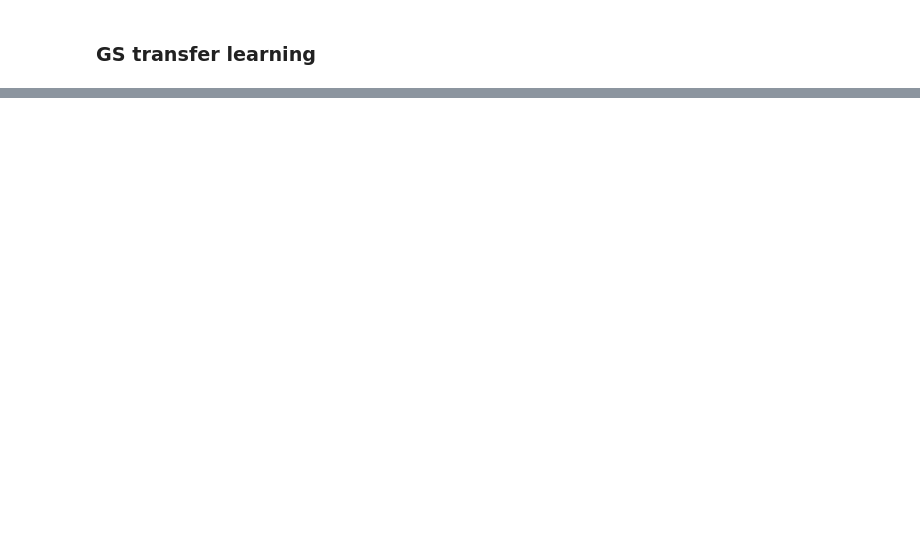
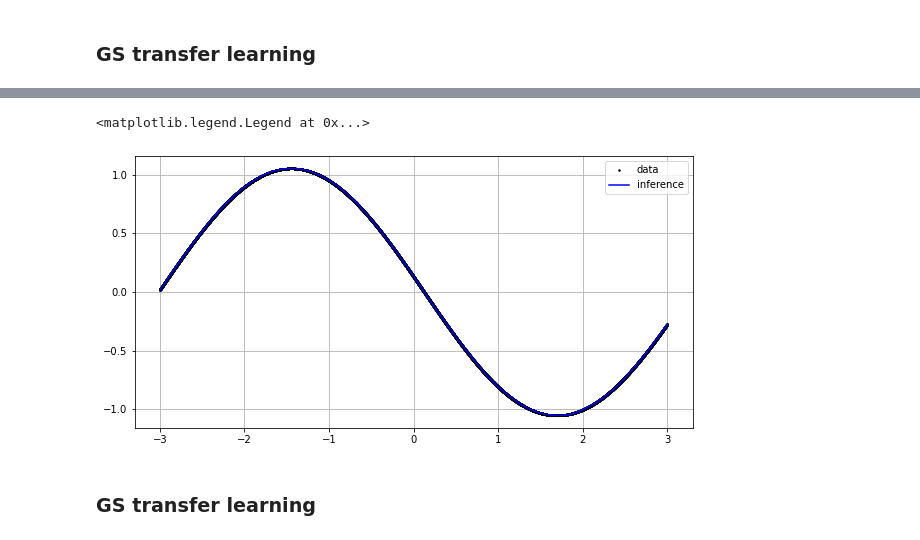
Before and after one commit to complexhhs/Model_perturbation, a Jupyter notebook: SINUSOID_Vol/Sinusoid_with_Gram_Schmidt_orthogonalization_process.ipynb, the cells around one changed output, grey strips where cells are left out. Drawn from its saved outputs; the diff is of its cells as text; code cells hidden in the pictures; blank space fills up the shorter version.

Commit message:
sinusoid result

```diff
--- a/SINUSOID_Vol/Sinusoid_with_Gram_Schmidt_orthogonalization_process.ipynb
+++ b/SINUSOID_Vol/Sinusoid_with_Gram_Schmidt_orthogonalization_process.ipynb
@@ -594,0 +632,11 @@ plt.legend()
+# %%
+data = data_list[7]#
+backup_data = copy.deepcopy(data)
+np.random.shuffle(data)
+train_data = data[:int(len(data)*0.1)]
+valid_data = data[int(len(data)*0.1):]
+
+train_set = SINUSOID_dataset(train_data)
+valid_set = SINUSOID_dataset(valid_data)
+train_loader = DataLoader(train_set,batch_size=batch_size,shuffle=True,drop_last=False)
+valid_loader = DataLoader(valid_set,batch_size=batch_size,shuffle=False,drop_last=False)
@@ -594,0 +699,15 @@ plt.legend()
+# %%
+plt.figure(figsize=(10,5))
+x,y = backup_data[:,0],backup_data[:,1]
+plt.plot(x,y,'ko',label='data',markersize=1.5)
+x = np.sort(x)
+input_x = torch.Tensor(x).to(device).view(-1,1)
+output_y = best_model(input_x).detach().cpu().numpy()
+plt.plot(x,output_y,'b-',label='inference')
+plt.grid()
+plt.legend()
+# %% [output]
+<matplotlib.legend.Legend at 0x...>
+[figure, added]
+# %% [markdown]
+### GS transfer learning
```
Also changed, not shown: parts of 10 cells of this notebook.
